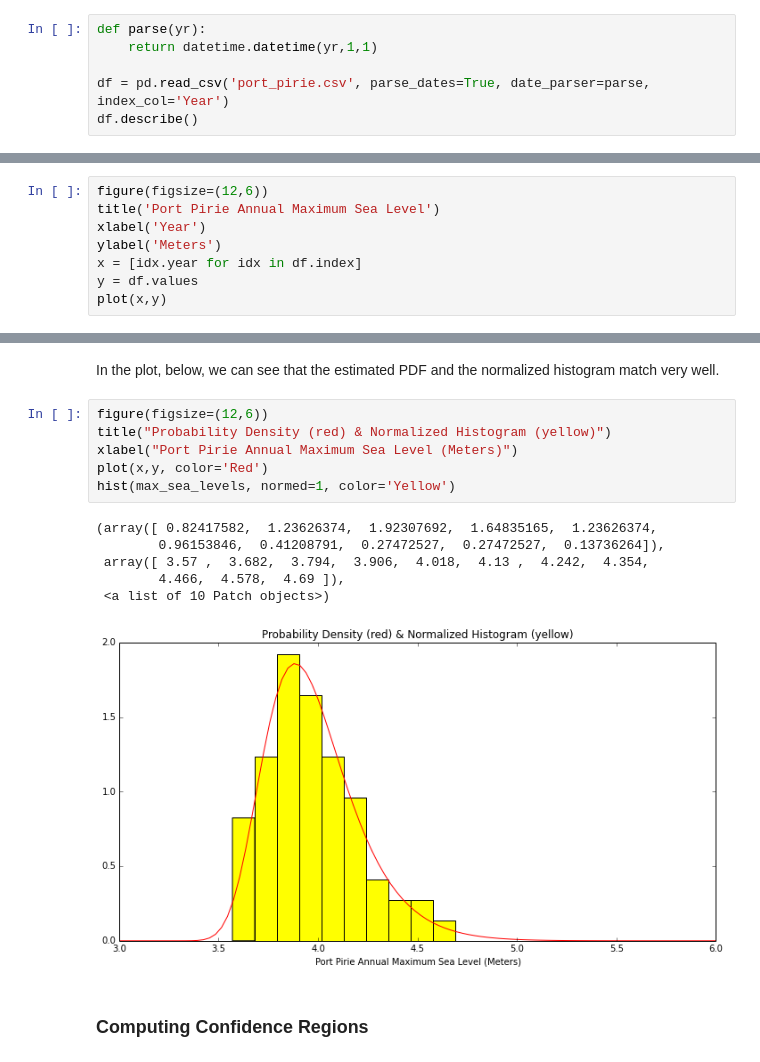
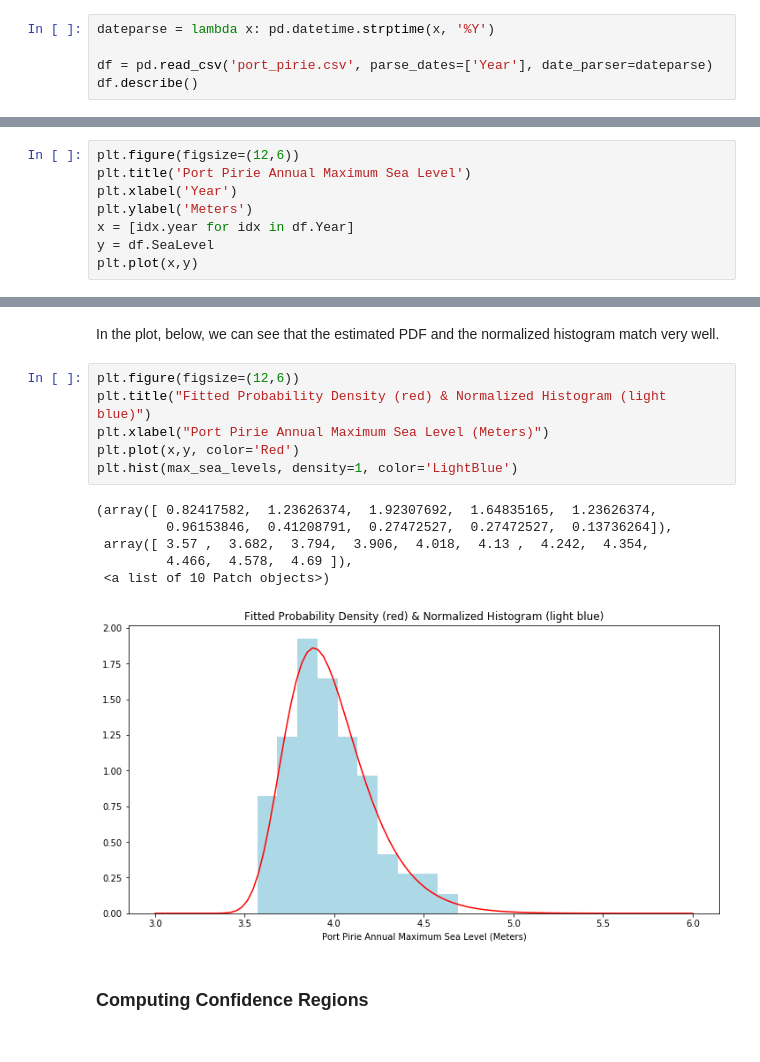
Before and after one commit to alreich/ipython-notebooks, a Jupyter notebook: EVT_Example.ipynb, the cells around one changed output, grey strips where cells are left out. Drawn from its saved outputs; the diff is of its cells as text.

```diff
--- a/EVT_Example.ipynb
+++ b/EVT_Example.ipynb
@@ -31,10 +35,9 @@ sp.__version__
 # %% [markdown]
 <b>Note on modules used here:</b> Pandas is used to read the CSV file into a Pandas DataFrame, but only for convenience.  Later, when the data analysis starts, the max sea level data will be turned into a standard NumPy ndarray.
 # %%
-def parse(yr):
-    return datetime.datetime(yr,1,1)
+dateparse = lambda x: pd.datetime.strptime(x, '%Y')
 
-df = pd.read_csv('port_pirie.csv', parse_dates=True, date_parser=parse, index_col='Year')
+df = pd.read_csv('port_pirie.csv', parse_dates=['Year'], date_parser=dateparse)
 df.describe()
 # %% [output]
 |  | SeaLevel |
@@ -69,10 +76,10 @@ df.tail()
 # %%
-figure(figsize=(12,6))
-title('Port Pirie Annual Maximum Sea Level')
-xlabel('Year')
-ylabel('Meters')
-x = [idx.year for idx in df.index]
-y = df.values
-plot(x,y)
+plt.figure(figsize=(12,6))
+plt.title('Port Pirie Annual Maximum Sea Level')
+plt.xlabel('Year')
+plt.ylabel('Meters')
+x = [idx.year for idx in df.Year]
+y = df.SeaLevel
+plt.plot(x,y)
 # %% [output]
 [<matplotlib.lines.Line2D at 0x...>]
@@ -196,10 +223,10 @@ y = [sea_levels_gev_pdf(z) for z in x]
 # %% [markdown]
 In the plot, below, we can see that the estimated PDF and the normalized histogram match very well.
 # %%
-figure(figsize=(12,6))
-title("Probability Density (red) & Normalized Histogram (yellow)")
-xlabel("Port Pirie Annual Maximum Sea Level (Meters)")
-plot(x,y, color='Red')
-hist(max_sea_levels, normed=1, color='Yellow')
+plt.figure(figsize=(12,6))
+plt.title("Fitted Probability Density (red) & Normalized Histogram (light blue)")
+plt.xlabel("Port Pirie Annual Maximum Sea Level (Meters)")
+plt.plot(x,y, color='Red')
+plt.hist(max_sea_levels, density=1, color='LightBlue')
 # %% [output]
 (array([ 0.82417582,  1.23626374,  1.92307692,  1.64835165,  1.23626374,
@@ -209,5 +236,5 @@ hist(max_sea_levels, normed=1, color='Yellow')
  <a list of 10 Patch objects>)
-[figure, old version]
+[figure, new version]
 # %% [markdown]
 ### Computing Confidence Regions
 # %% [markdown]
```
Also changed, not shown: parts of 28 cells of this notebook, 1 other file.
